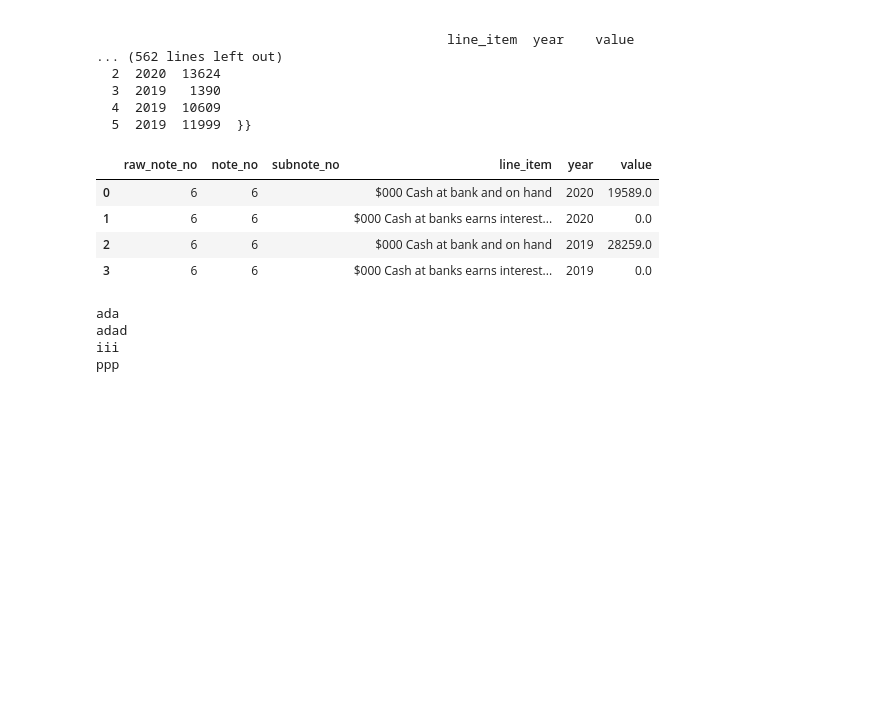
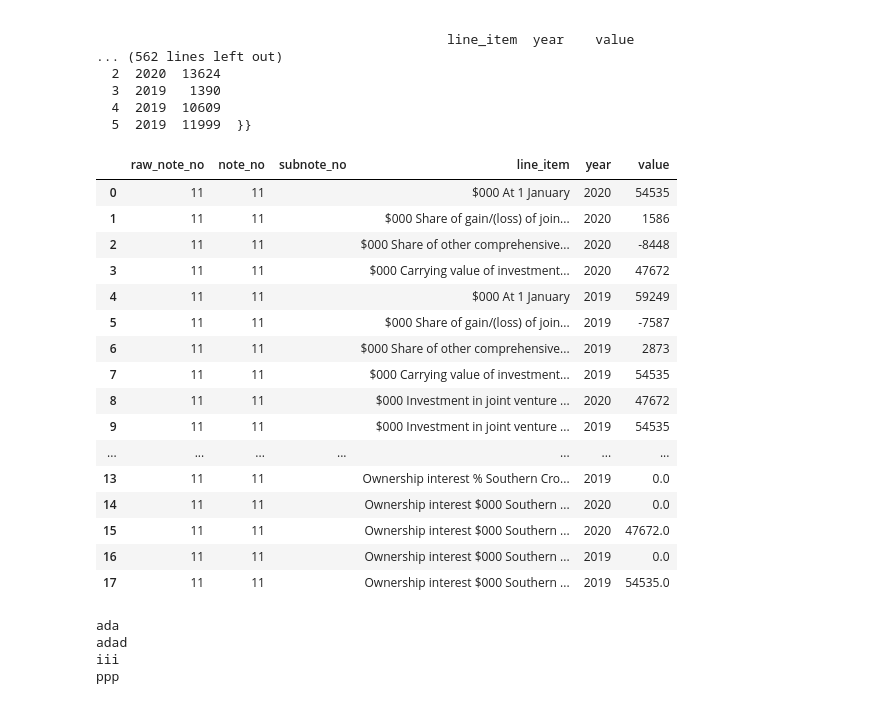
Before and after one commit to AI-paltan/main_page_processing, a Jupyter notebook: CBS_mapping.ipynb, the cells around one changed output. Drawn from its saved outputs; the diff is of its cells as text; code cells hidden in the pictures; blank space fills up the shorter version.

```diff
--- a/CBS_mapping.ipynb
+++ b/CBS_mapping.ipynb
@@ -60,13 +60,25 @@ obj_cbs_mapping.bs_bucket_dict
   4  2019  10609
   5  2019  11999  }}
 # %%
-display(obj_cbs_mapping.bs_bucket_dict['ca_cash_and_cash_equivalents']['notes_table_df'])
+display(obj_cbs_mapping.bs_bucket_dict['nca_investments']['notes_table_df'])
 # %% [output]
 |  | raw_note_no | note_no | subnote_no | line_item | year | value |
-| 0 | 6 | 6 |  | $000 Cash at bank and on hand | 2020 | 19589.0 |
-| 1 | 6 | 6 |  | $000 Cash at banks earns interest... | 2020 | 0.0 |
-| 2 | 6 | 6 |  | $000 Cash at bank and on hand | 2019 | 28259.0 |
-| 3 | 6 | 6 |  | $000 Cash at banks earns interest... | 2019 | 0.0 |
+| 0 | 11 | 11 |  | $000 At 1 January | 2020 | 54535 |
+| 1 | 11 | 11 |  | $000 Share of gain/(loss) of join... | 2020 | 1586 |
+| 2 | 11 | 11 |  | $000 Share of other comprehensive... | 2020 | -8448 |
+| 3 | 11 | 11 |  | $000 Carrying value of investment... | 2020 | 47672 |
+| 4 | 11 | 11 |  | $000 At 1 January | 2019 | 59249 |
+| 5 | 11 | 11 |  | $000 Share of gain/(loss) of join... | 2019 | -7587 |
+| 6 | 11 | 11 |  | $000 Share of other comprehensive... | 2019 | 2873 |
+| 7 | 11 | 11 |  | $000 Carrying value of investment... | 2019 | 54535 |
+| 8 | 11 | 11 |  | $000 Investment in joint venture ... | 2020 | 47672 |
+| 9 | 11 | 11 |  | $000 Investment in joint venture ... | 2019 | 54535 |
+| ... | ... | ... | ... | ... | ... | ... |
+| 13 | 11 | 11 |  | Ownership interest % Southern Cro... | 2019 | 0.0 |
+| 14 | 11 | 11 |  | Ownership interest $000 Southern ... | 2020 | 0.0 |
+| 15 | 11 | 11 |  | Ownership interest $000 Southern ... | 2020 | 47672.0 |
+| 16 | 11 | 11 |  | Ownership interest $000 Southern ... | 2019 | 0.0 |
+| 17 | 11 | 11 |  | Ownership interest $000 Southern ... | 2019 | 54535.0 |
 # %%
 a = ['ada','iii']
 b = ['adad','ppp']
```
Also changed, not shown: parts of 12 cells of this notebook, 4 other files.
